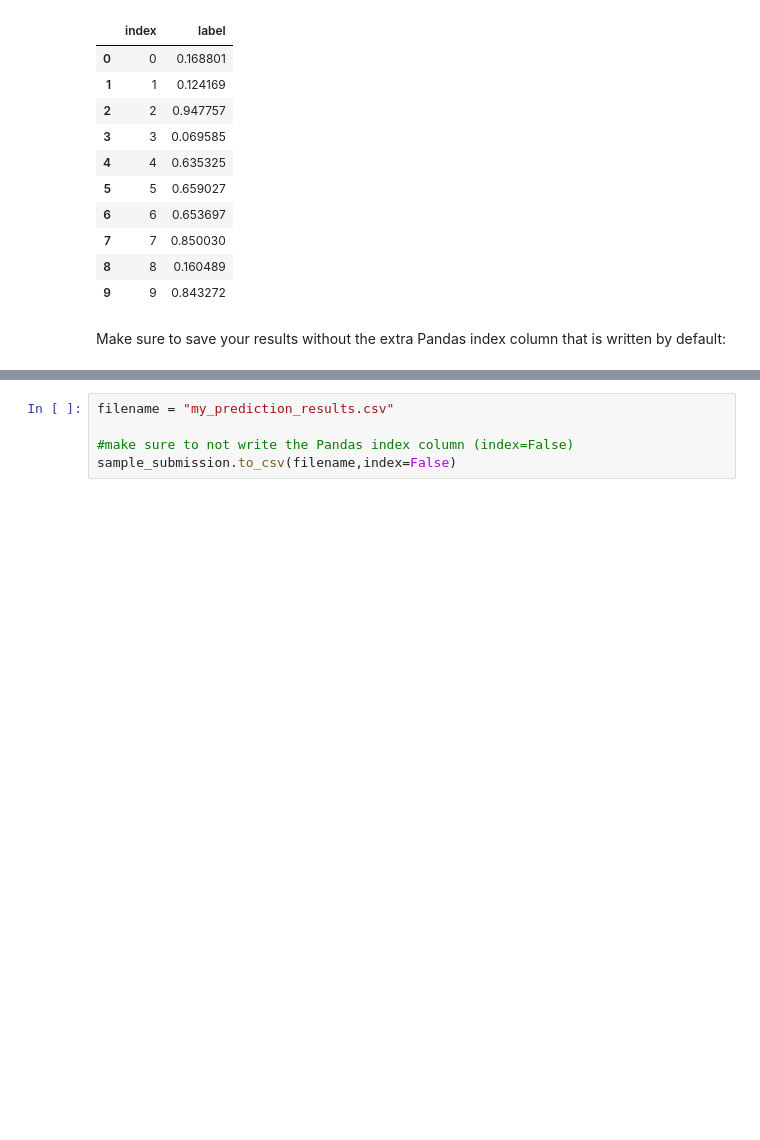
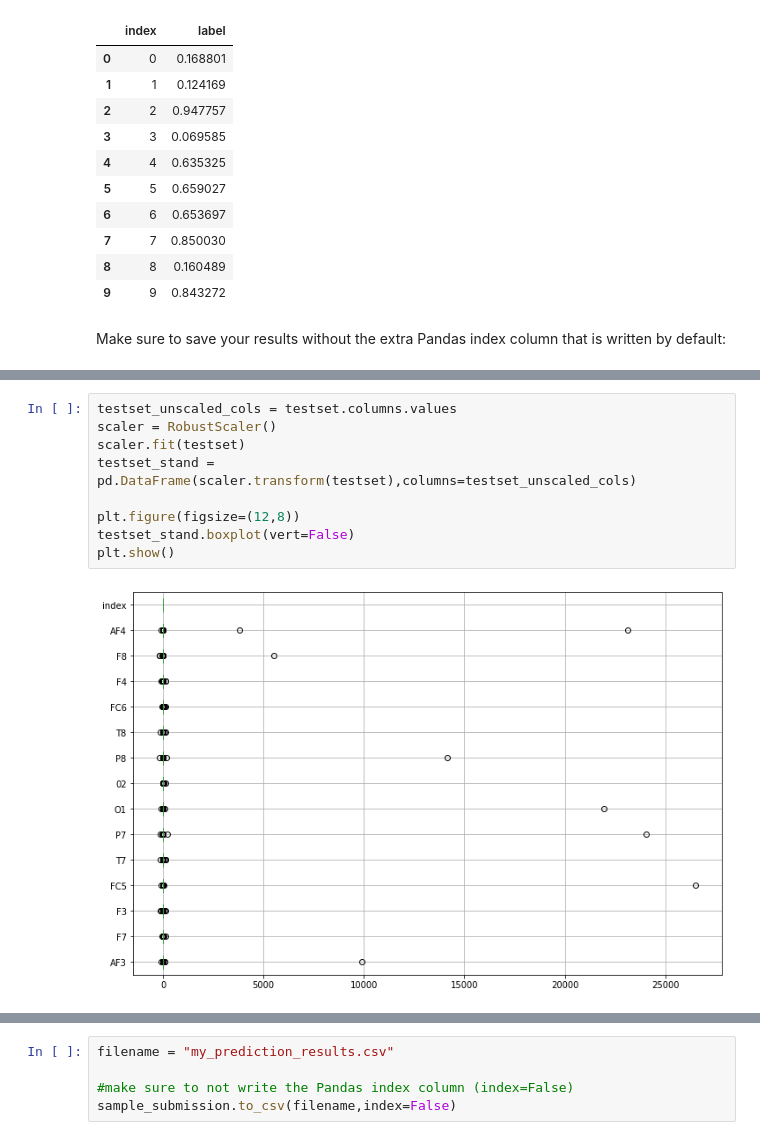
Before and after one commit to CallensToon/Machine_Learning_course_UGent_D012554_kaggle, a Jupyter notebook: Eye blinking prediction.ipynb, the cells around one changed output, grey strips where cells are left out. Drawn from its saved outputs; the diff is of its cells as text; blank space fills up the shorter version.

```diff
--- a/Eye blinking prediction.ipynb
+++ b/Eye blinking prediction.ipynb
@@ -72,0 +101,11 @@ Make sure to save your results without the extra Pandas index column that is wri
+# %%
+testset_unscaled_cols = testset.columns.values
+scaler = RobustScaler()
+scaler.fit(testset)
+testset_stand = pd.DataFrame(scaler.transform(testset),columns=testset_unscaled_cols)
+
+plt.figure(figsize=(12,8))
+testset_stand.boxplot(vert=False)
+plt.show()
+# %% [output]
+[figure, added]
```
Also changed, not shown: parts of 6 cells of this notebook.
